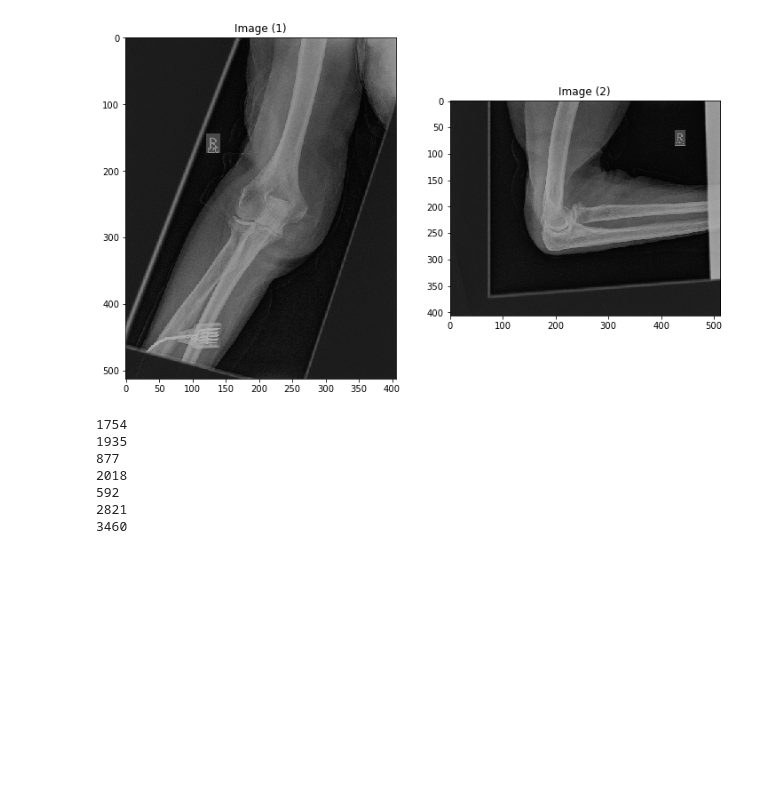
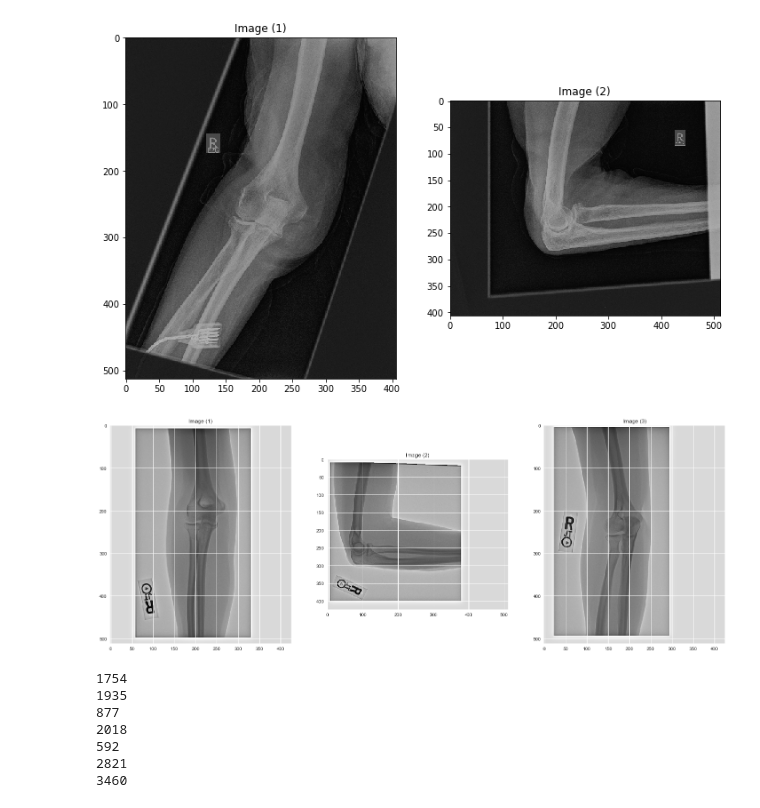
Before and after one commit to amikha33/MURA, a Jupyter notebook: Mura_VGG19.ipynb, the cells around one changed output. Saved outputs shown, nothing was run; the diff lists cells and outputs as text; code cells hidden in the pictures; blank space fills up the shorter version.

```diff
--- a/Mura_VGG19.ipynb
+++ b/Mura_VGG19.ipynb
@@ -99,6 +99,12 @@ images=fileImagesOfStudy(l)
 show_images(images)
 # %% [output]
 [figure]
+# %%
+l=test_labels.iloc[3]['Test Labeled Studies']
+images=fileImagesOfStudy(l)
+show_images(images)
+# %% [output]
+[figure, added]
 # %%
 ##Classes
 train_labels_ELbow = train_labels[train_labels['Body Part'] =='ELBOW']
```
